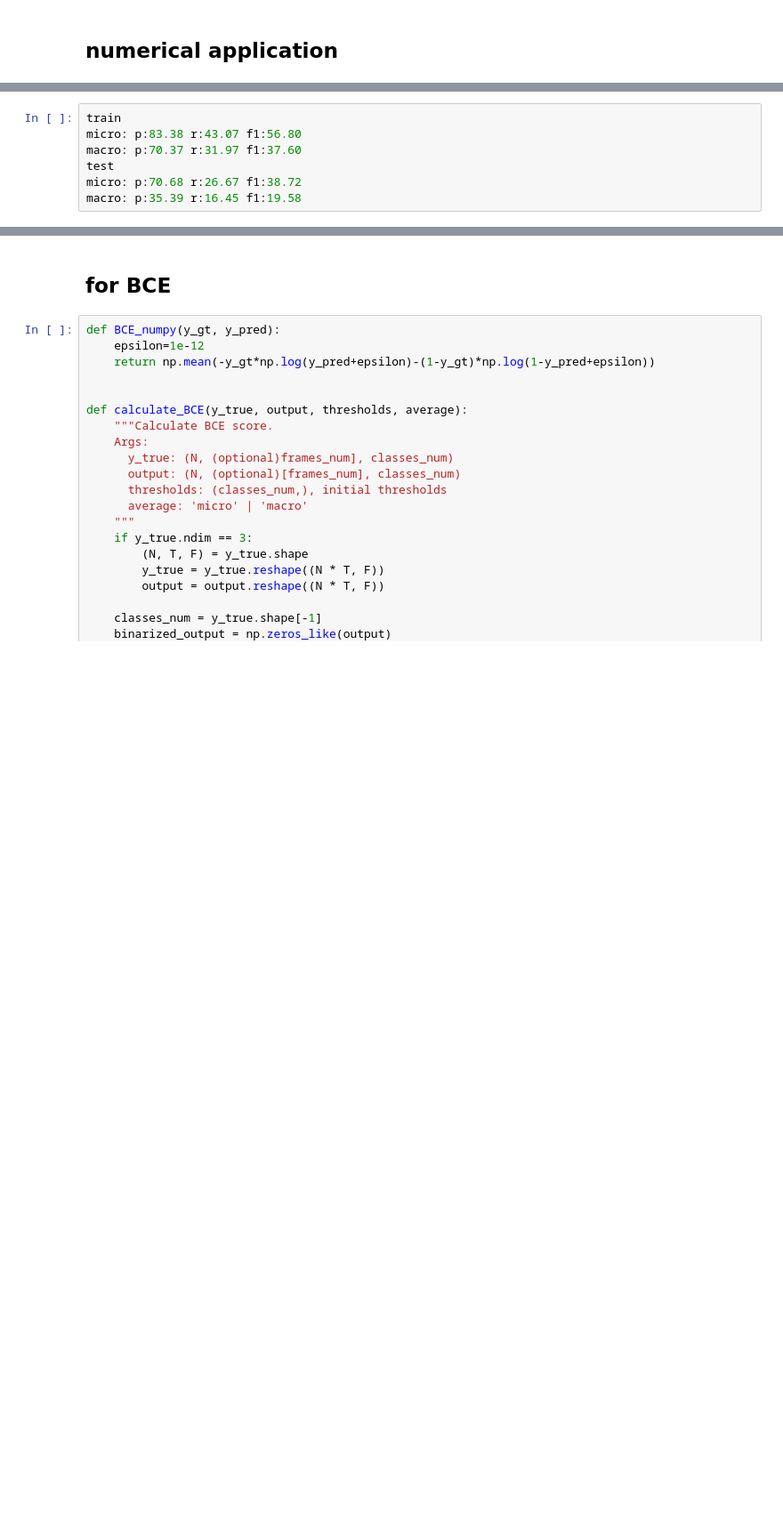
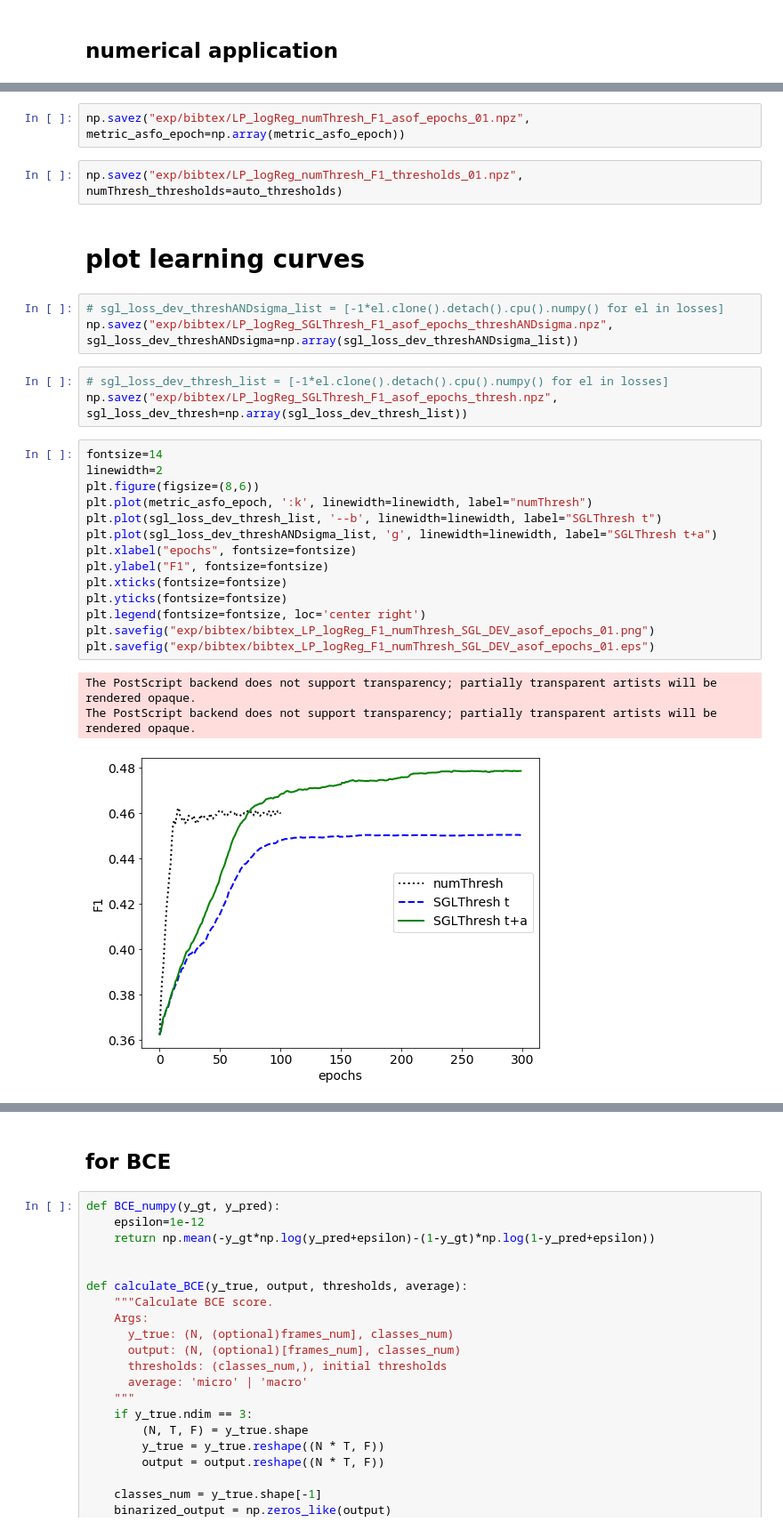
Before and after one commit to topel/sglthresh, a Jupyter notebook: sgl_bibtex.ipynb, the cells around one changed output, grey strips where cells are left out. Shown at 89% size. Saved outputs shown, nothing was run; the diff lists cells and outputs as text; blank space fills up the shorter version.

```diff
--- a/sgl_bibtex.ipynb
+++ b/sgl_bibtex.ipynb
@@ -1132,7 +1180,30 @@ print_scores(y_test, test_pred)
-# %%
-train
-micro: p:83.38 r:43.07 f1:56.80
-macro: p:70.37 r:31.97 f1:37.60
-test
-micro: p:70.68 r:26.67 f1:38.72
-macro: p:35.39 r:16.45 f1:19.58
+# %%
+np.savez("exp/bibtex/LP_logReg_numThresh_F1_asof_epochs_01.npz", metric_asfo_epoch=np.array(metric_asfo_epoch))
+# %%
+np.savez("exp/bibtex/LP_logReg_numThresh_F1_thresholds_01.npz", numThresh_thresholds=auto_thresholds)
+# %% [markdown]
+# plot learning curves
+# %%
+# sgl_loss_dev_threshANDsigma_list = [-1*el.clone().detach().cpu().numpy() for el in losses]
+np.savez("exp/bibtex/LP_logReg_SGLThresh_F1_asof_epochs_threshANDsigma.npz", sgl_loss_dev_threshANDsigma=np.array(sgl_loss_dev_threshANDsigma_list))
+# %%
+# sgl_loss_dev_thresh_list = [-1*el.clone().detach().cpu().numpy() for el in losses]
+np.savez("exp/bibtex/LP_logReg_SGLThresh_F1_asof_epochs_thresh.npz", sgl_loss_dev_thresh=np.array(sgl_loss_dev_thresh_list))
+# %%
+fontsize=14
+linewidth=2
+plt.figure(figsize=(8,6))
+plt.plot(metric_asfo_epoch, ':k', linewidth=linewidth, label="numThresh")
+plt.plot(sgl_loss_dev_thresh_list, '--b', linewidth=linewidth, label="SGLThresh t")
+plt.plot(sgl_loss_dev_threshANDsigma_list, 'g', linewidth=linewidth, label="SGLThresh t+a")
+plt.xlabel("epochs", fontsize=fontsize)
+plt.ylabel("F1", fontsize=fontsize)
+plt.xticks(fontsize=fontsize)
+plt.yticks(fontsize=fontsize)
+plt.legend(fontsize=fontsize, loc='center right')
+plt.savefig("exp/bibtex/bibtex_LP_logReg_F1_numThresh_SGL_DEV_asof_epochs_01.png")
+plt.savefig("exp/bibtex/bibtex_LP_logReg_F1_numThresh_SGL_DEV_asof_epochs_01.eps")
+# %% [output]
+The PostScript backend does not support transparency; partially transparent artists will be rendered opaque.
+The PostScript backend does not support transparency; partially transparent artists will be rendered opaque.
+[figure, added]
```
Also changed, not shown: parts of 51 cells of this notebook, 2 other files.
